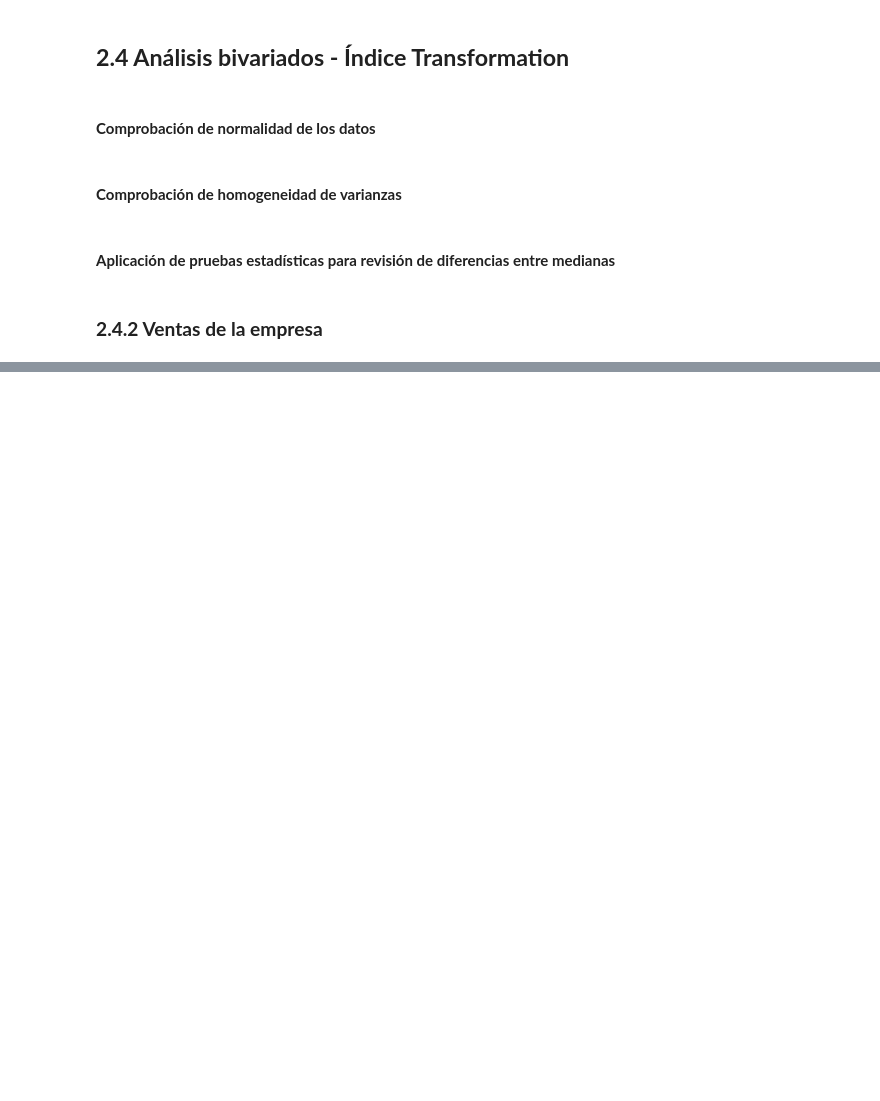
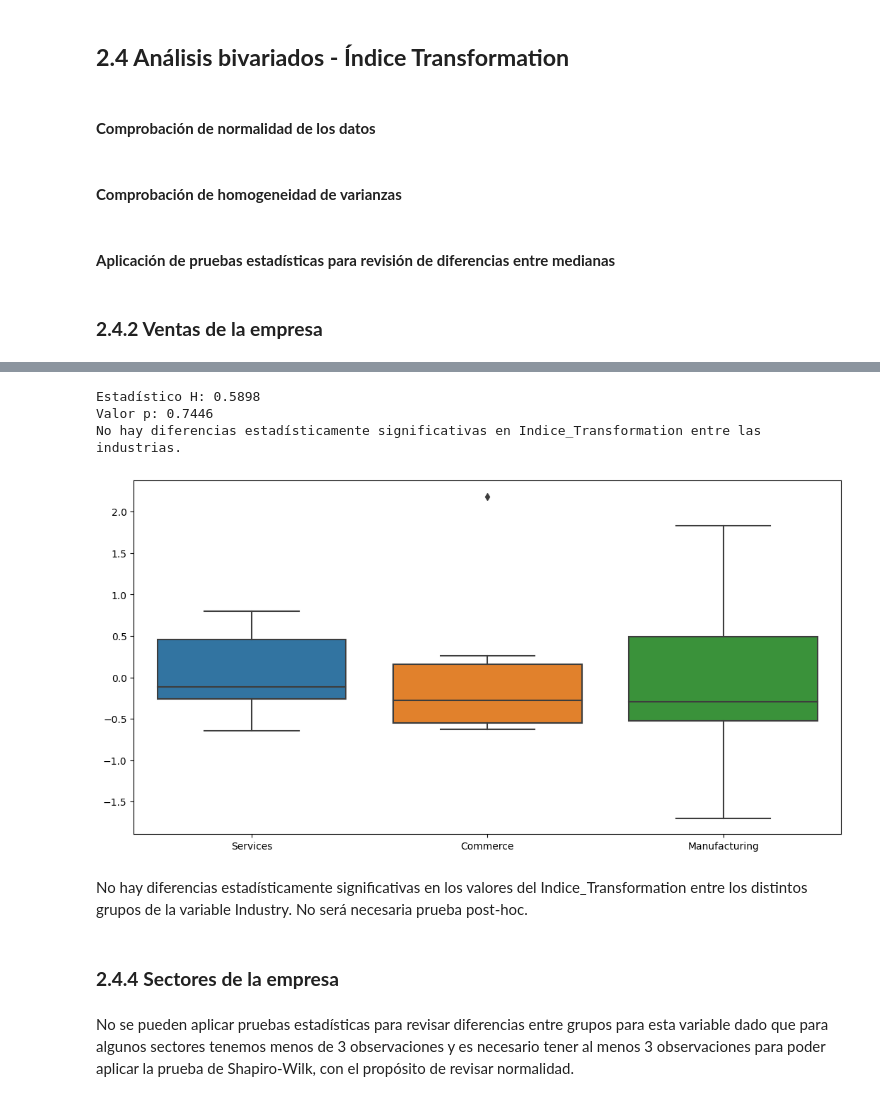
Before and after one commit to AlejaGuz/orange, a Jupyter notebook: Notebook_AFO_LFM_v4.ipynb, the cells around one changed output, grey strips where cells are left out. Cells and saved outputs as stored; diff of their text form; code cells hidden in the pictures; blank space fills up the shorter version.

Commit message:
Análisis Transformation

```diff
--- a/Notebook_AFO_LFM_v4.ipynb
+++ b/Notebook_AFO_LFM_v4.ipynb
@@ -2121,0 +2166,37 @@ result.summary()
+# %%
+# Agrupar los valores de Indice_Transformation por categoría en Industry
+groups = df_analysis_multivariate_final.groupby('Industry')['Latent_transformation'].apply(list)
+
+# Aplicar la prueba de Kruskal-Wallis
+stat, p_value = kruskal(*groups)
+
+print(f'Estadístico H: {stat:.4f}')
+print(f'Valor p: {p_value:.4f}')
+
+# Interpretación del resultado
+if p_value < 0.05:
+    print("Hay diferencias estadísticamente significativas en Indice_Transformation entre al menos dos industrias.")
+else:
+    print("No hay diferencias estadísticamente significativas en Indice_Transformation entre las industrias.")
+# %% [output]
+Estadístico H: 0.5898
+Valor p: 0.7446
+No hay diferencias estadísticamente significativas en Indice_Transformation entre las industrias.
+# %%
+fig_boxplot = plt.figure(figsize=(10,5))
+ax = fig_boxplot.add_axes([0,0,1,1])
+
+resumen=df_analysis_multivariate_final.groupby(by=["Industry"])["Latent_transformation"].describe()
+
+ax=sns.boxplot(x=df_analysis_multivariate_final["Industry"], y=df_analysis_multivariate_final["Latent_transformation"],order=resumen.sort_values(by='50%', ascending=False).index)
+plt.ylabel('')
+plt.xlabel('')
+plt.show()
+# %% [output]
+[figure, added]
+# %% [markdown]
+No hay diferencias estadísticamente significativas en los valores del Indice_Transformation entre los distintos grupos de la variable Industry. No será necesaria prueba post-hoc.
+# %% [markdown]
+### **2.4.4 Sectores de la empresa**
+# %% [markdown]
+No se pueden aplicar pruebas estadísticas para revisar diferencias entre grupos para esta variable dado que para algunos sectores tenemos menos de 3 observaciones y es necesario tener al menos 3 observaciones para poder aplicar la prueba de Shapiro-Wilk, con el propósito de revisar normalidad.
```
Also changed, not shown: parts of 71 cells of this notebook.
